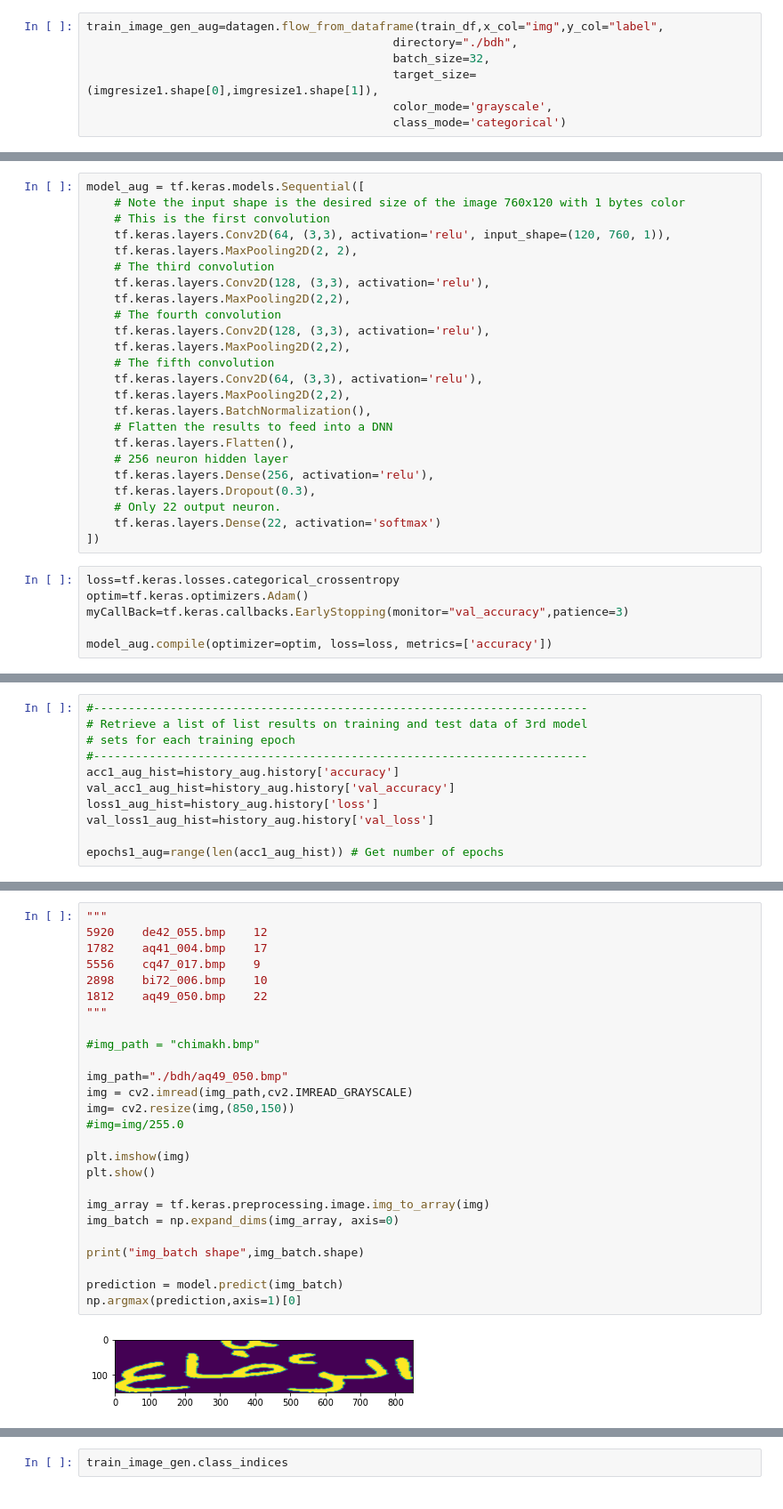
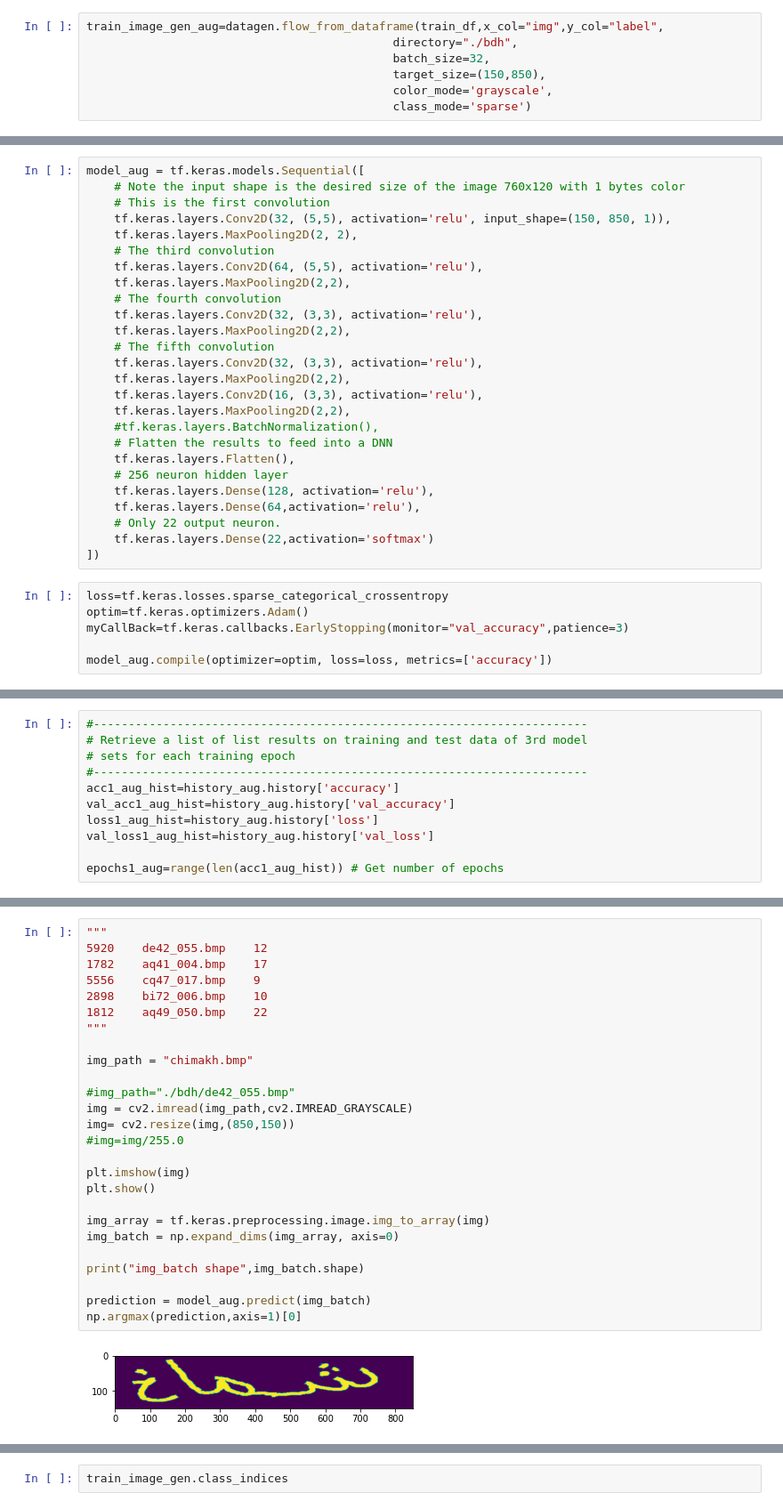
Before and after one commit to amFarrouk/OCR_prj, a Jupyter notebook: simpleCNN.ipynb, the cells around one changed output, grey strips where cells are left out. Shown at 89% size. Drawn from its saved outputs; the diff is of its cells as text.

Commit message:
fixed data augmentation , models up and running

```diff
--- a/simpleCNN.ipynb
+++ b/simpleCNN.ipynb
@@ -501,37 +501,39 @@ for img_batch in datagen.flow(img, batch_size=batch_size):
 train_image_gen_aug=datagen.flow_from_dataframe(train_df,x_col="img",y_col="label",
                                             directory="./bdh",
                                             batch_size=32,
-                                            target_size=(imgresize1.shape[0],imgresize1.shape[1]),
+                                            target_size=(150,850),
                                             color_mode='grayscale',
-                                            class_mode='categorical')
+                                            class_mode='sparse')
 # %% [output]
 Found 6048 validated image filenames belonging to 22 classes.
 # %%
 model_aug = tf.keras.models.Sequential([
     # Note the input shape is the desired size of the image 760x120 with 1 bytes color
     # This is the first convolution
-    tf.keras.layers.Conv2D(64, (3,3), activation='relu', input_shape=(120, 760, 1)),
+    tf.keras.layers.Conv2D(32, (5,5), activation='relu', input_shape=(150, 850, 1)),
     tf.keras.layers.MaxPooling2D(2, 2),
     # The third convolution
-    tf.keras.layers.Conv2D(128, (3,3), activation='relu'),
+    tf.keras.layers.Conv2D(64, (5,5), activation='relu'),
     tf.keras.layers.MaxPooling2D(2,2),
     # The fourth convolution
-    tf.keras.layers.Conv2D(128, (3,3), activation='relu'),
+    tf.keras.layers.Conv2D(32, (3,3), activation='relu'),
     tf.keras.layers.MaxPooling2D(2,2),
     # The fifth convolution
-    tf.keras.layers.Conv2D(64, (3,3), activation='relu'),
+    tf.keras.layers.Conv2D(32, (3,3), activation='relu'),
     tf.keras.layers.MaxPooling2D(2,2),
-    tf.keras.layers.BatchNormalization(),
+    tf.keras.layers.Conv2D(16, (3,3), activation='relu'),
+    tf.keras.layers.MaxPooling2D(2,2),
+    #tf.keras.layers.BatchNormalization(),
     # Flatten the results to feed into a DNN
     tf.keras.layers.Flatten(),
     # 256 neuron hidden layer
-    tf.keras.layers.Dense(256, activation='relu'),
-    tf.keras.layers.Dropout(0.3),
+    tf.keras.layers.Dense(128, activation='relu'),
+    tf.keras.layers.Dense(64,activation='relu'),
     # Only 22 output neuron.
-    tf.keras.layers.Dense(22, activation='softmax')
+    tf.keras.layers.Dense(22,activation='softmax')
 ])
 # %%
-loss=tf.keras.losses.categorical_crossentropy
+loss=tf.keras.losses.sparse_categorical_crossentropy
 optim=tf.keras.optimizers.Adam()
 myCallBack=tf.keras.callbacks.EarlyStopping(monitor="val_accuracy",patience=3)
 
@@ -611,29 +617,29 @@ plt.show()
 # %%
 """
 5920	de42_055.bmp	12
 1782	aq41_004.bmp	17
 5556	cq47_017.bmp	9
 2898	bi72_006.bmp	10
 1812	aq49_050.bmp	22
 """
 
-#img_path = "chimakh.bmp"
+img_path = "chimakh.bmp"
 
-img_path="./bdh/aq49_050.bmp"
+#img_path="./bdh/de42_055.bmp"
 img = cv2.imread(img_path,cv2.IMREAD_GRAYSCALE)
 img= cv2.resize(img,(850,150))
 #img=img/255.0
 
 plt.imshow(img)
 plt.show()
 
 img_array = tf.keras.preprocessing.image.img_to_array(img)
 img_batch = np.expand_dims(img_array, axis=0)
 
 print("img_batch shape",img_batch.shape)
 
-prediction = model.predict(img_batch)
+prediction = model_aug.predict(img_batch)
 np.argmax(prediction,axis=1)[0]
 # %% [output]
-[figure, old version]
+[figure, new version]
 img_batch shape (1, 150, 850, 1)
```
Also changed, not shown: parts of 12 cells of this notebook.
